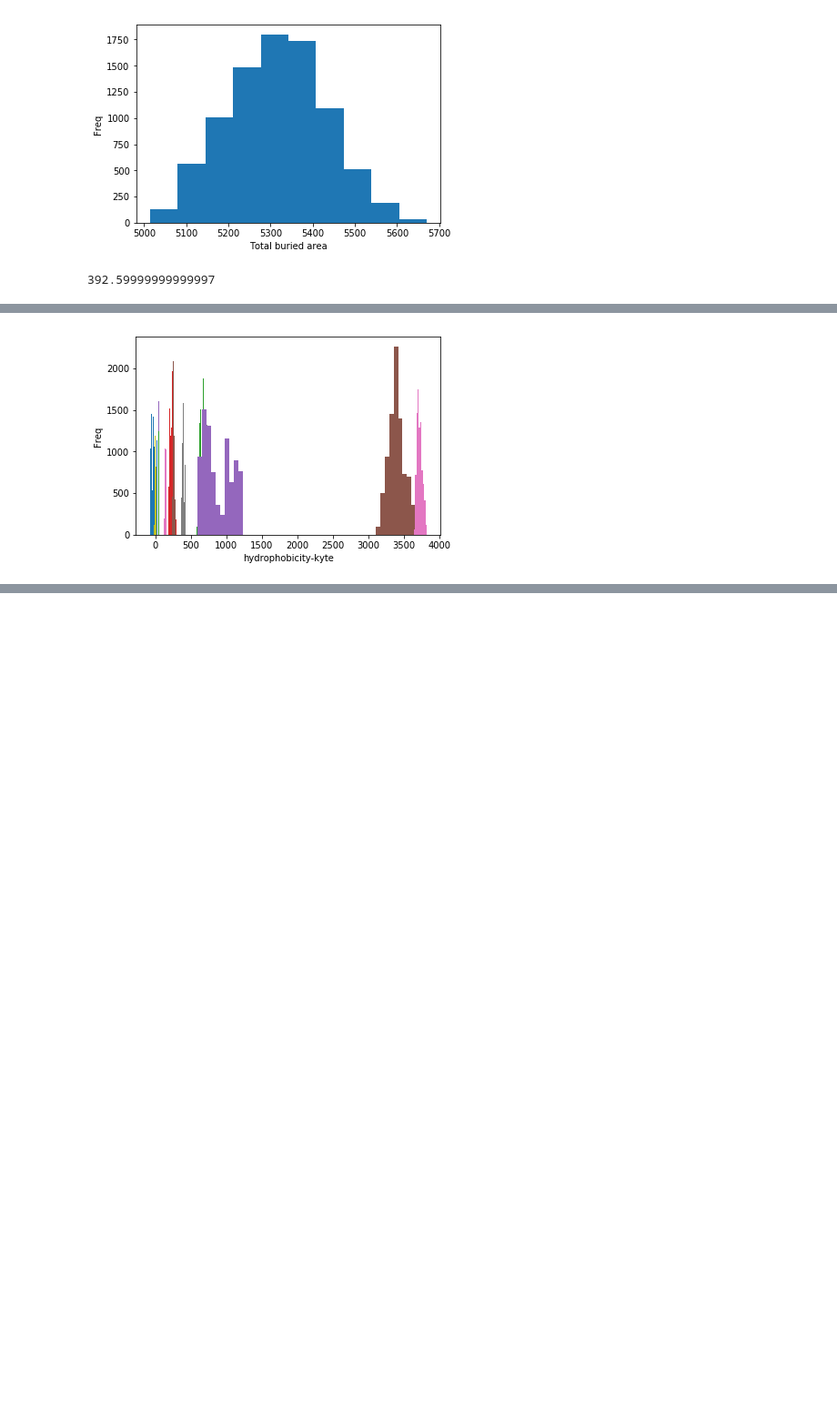
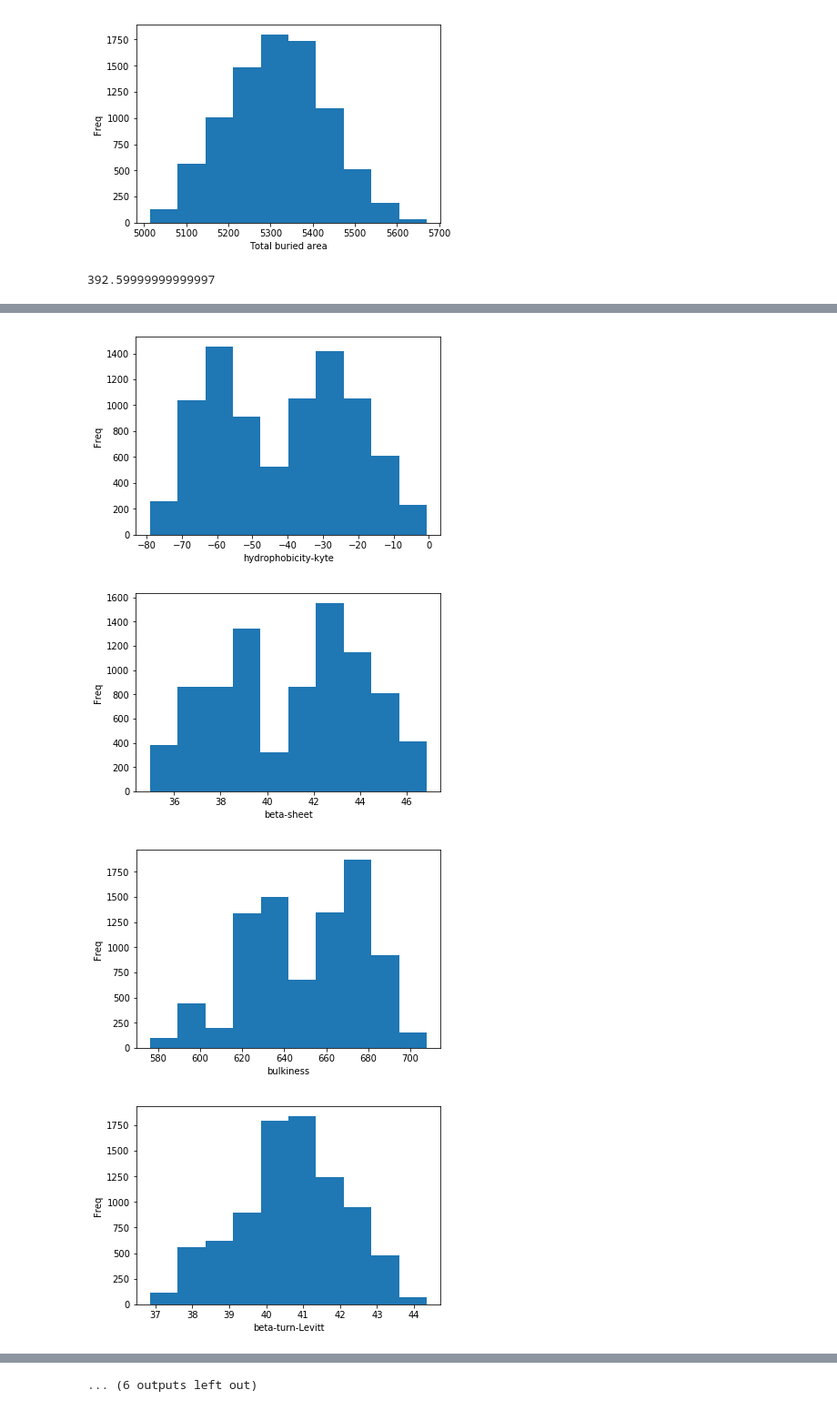
Before and after one commit to latticetower/stable-mutants, a Jupyter notebook: notebooks/Features.ipynb, the cells around one changed output, grey strips where cells are left out. Shown at 91% size. Drawn from its saved outputs; the diff is of its cells as text; code cells hidden in the pictures; blank space fills up the shorter version.

```diff
--- a/notebooks/Features.ipynb
+++ b/notebooks/Features.ipynb
@@ -259,10 +259,14 @@ os.listdir('../data/features')
 # %%
 #feature_name='hydrophobicity-kyte'
 feature_list=os.listdir('../data/features')
 for i in feature_list:
     feature=[calc_feature(i.split('.')[0],x) for x in x_full_train]
-    plt.xlabel(feature_name)
+    plt.xlabel(i.split('.')[0])
     plt.ylabel('Freq')
     plt.hist(feature)
+    plt.show()
 # %% [output]
-[figure, old version]
+[figure, new version]
+[figure, added]
+[figure, added]
+[figure, added]
@@ -268,0 +281 @@ for i in feature_list:
+... (6 outputs left out)
```
Also changed, not shown: parts of 1 cell of this notebook.
